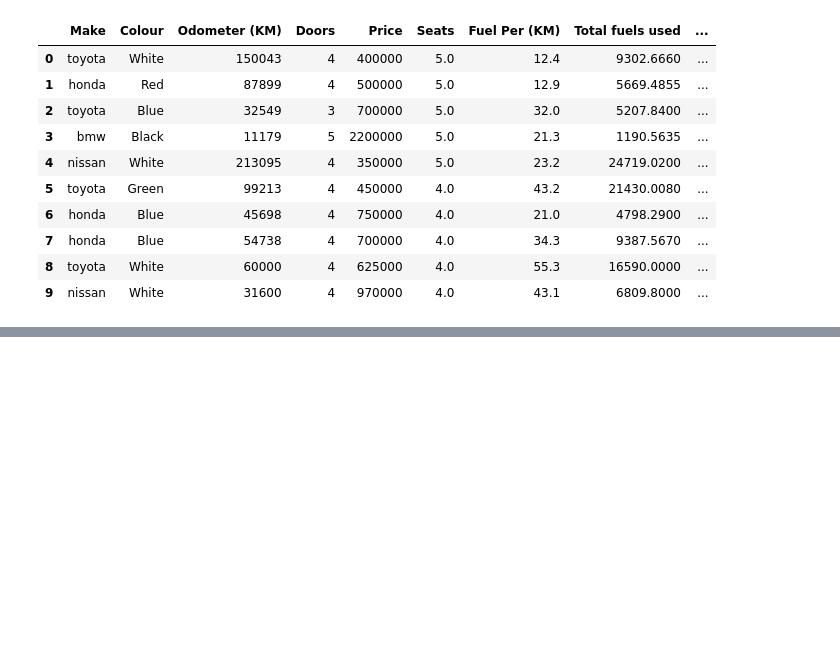
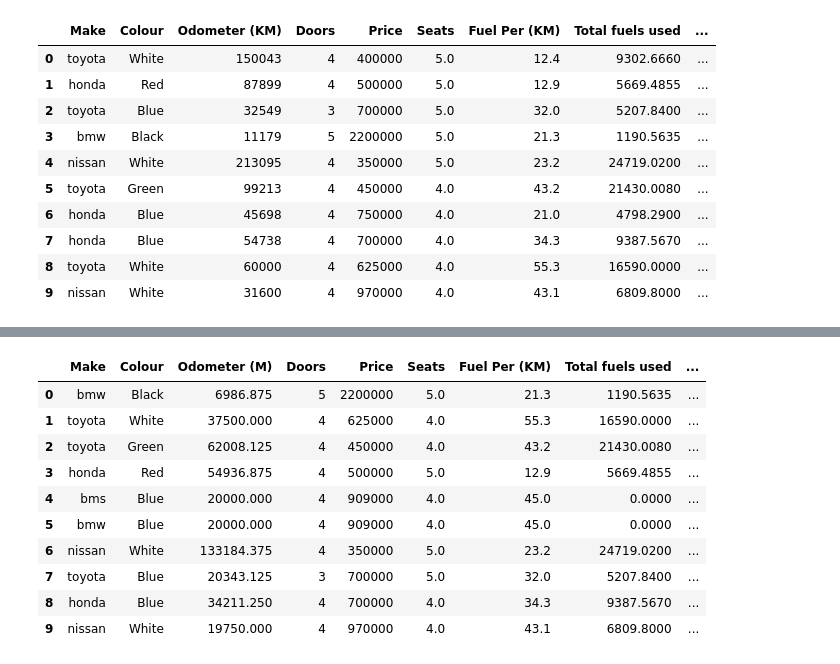
Before and after one commit to tanzim077/Machine_learning_project, a Jupyter notebook: Introduction_to_Pandas.ipynb, the cells around one changed output, grey strips where cells are left out. Cells and saved outputs as stored; diff of their text form; code cells hidden in the pictures; blank space fills up the shorter version.

```diff
--- a/Introduction_to_Pandas.ipynb
+++ b/Introduction_to_Pandas.ipynb
@@ -879,0 +963,19 @@ car_sales.drop(index=[10,11])
+# %%
+# Conver Km to Miles
+car_sales_shuffle["Odometer (KM)"] = car_sales_shuffle["Odometer (KM)"].apply(lambda x: x/1.6 )
+# %%
+# Rename Column Name
+car_sales_shuffle.rename(columns={"Odometer (KM)":"Odometer (M)"}, inplace=True)
+car_sales_shuffle
+# %% [output]
+|  | Make | Colour | Odometer (M) | Doors | Price | Seats | Fuel Per (KM) | Total fuels used | ... |
+| 0 | bmw | Black | 6986.875 | 5 | 2200000 | 5.0 | 21.3 | 1190.5635 | ... |
+| 1 | toyota | White | 37500.000 | 4 | 625000 | 4.0 | 55.3 | 16590.0000 | ... |
+| 2 | toyota | Green | 62008.125 | 4 | 450000 | 4.0 | 43.2 | 21430.0080 | ... |
+| 3 | honda | Red | 54936.875 | 4 | 500000 | 5.0 | 12.9 | 5669.4855 | ... |
+| 4 | bms | Blue | 20000.000 | 4 | 909000 | 4.0 | 45.0 | 0.0000 | ... |
+| 5 | bmw | Blue | 20000.000 | 4 | 909000 | 4.0 | 45.0 | 0.0000 | ... |
+| 6 | nissan | White | 133184.375 | 4 | 350000 | 5.0 | 23.2 | 24719.0200 | ... |
+| 7 | toyota | Blue | 20343.125 | 3 | 700000 | 5.0 | 32.0 | 5207.8400 | ... |
+| 8 | honda | Blue | 34211.250 | 4 | 700000 | 4.0 | 34.3 | 9387.5670 | ... |
+| 9 | nissan | White | 19750.000 | 4 | 970000 | 4.0 | 43.1 | 6809.8000 | ... |
```
Also changed, not shown: parts of 10 cells of this notebook, 3 other files.
